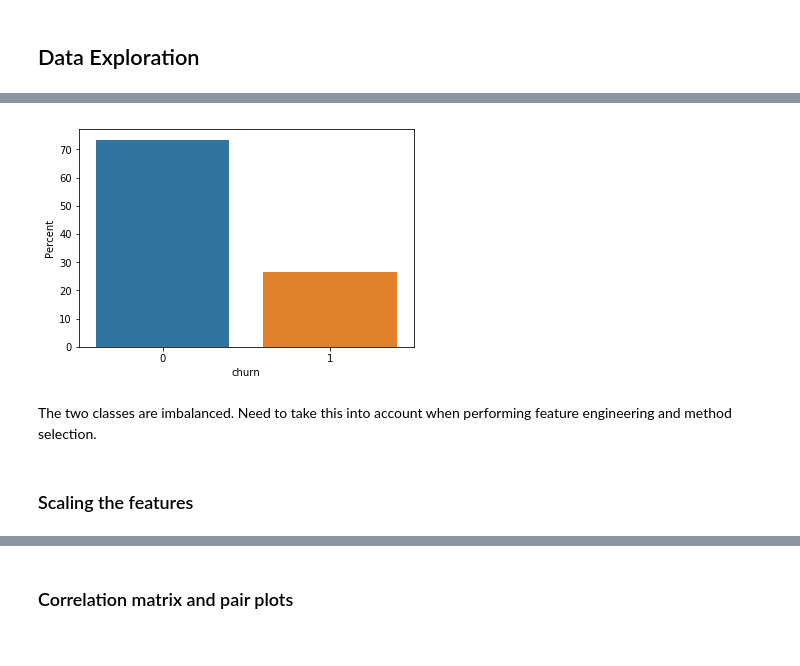
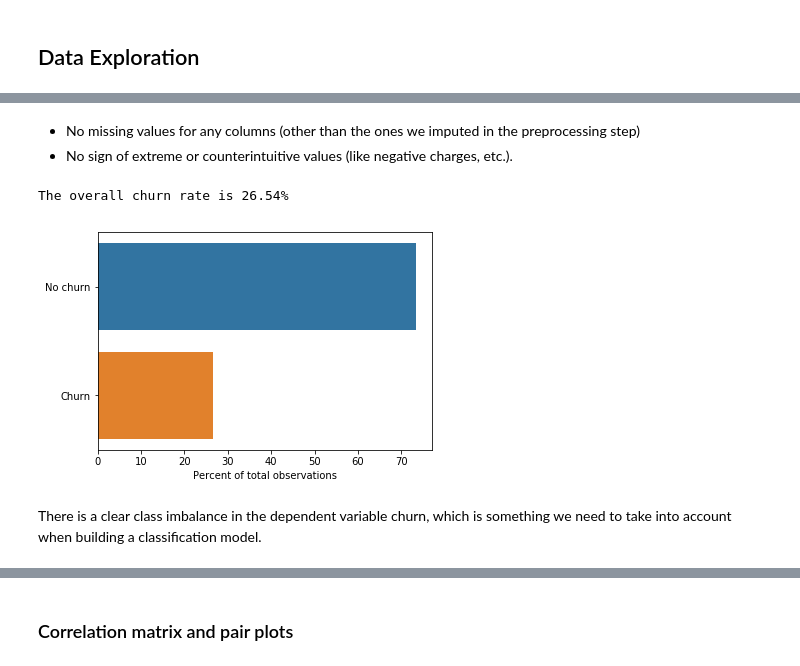
Before and after one commit to akshaysundar3/telco_prediction, a Jupyter notebook: eda_preproc.ipynb, the cells around one changed output, grey strips where cells are left out. Drawn from its saved outputs; the diff is of its cells as text; code cells hidden in the pictures.

```diff
--- a/eda_preproc.ipynb
+++ b/eda_preproc.ipynb
@@ -228,10 +278,18 @@ No missing values in the whole dataset.
+# %% [markdown]
+* No missing values for any columns (other than the ones we imputed in the preprocessing step)
+* No sign of extreme or counterintuitive values (like negative charges, etc.).
+# %%
+churn_rate = np.mean(df.churn)*100
+print("The overall churn rate is {:.2f}%".format(churn_rate))
+# %% [output]
+The overall churn rate is 26.54%
 # %%
-ax = sns.barplot(x="churn", y="churn", data=df, estimator=lambda x: len(x)/len(df) * 100)
-ax.set(ylabel="Percent")
+churn_plot = sns.barplot(x="churn", y="churn", data=df,
+                         estimator=(lambda x: len(x)/len(df)*100),
+                         orient="h")
+churn_plot.set(xlabel="Percent of total observations", ylabel="", yticklabels=["No churn", "Churn"])
 plt.show()
 # %% [output]
-[figure, old version]
+[figure, new version]
-# %% [markdown]
-The two classes are imbalanced. Need to take this into account when performing feature engineering and method selection.
-# %% [markdown]
-### Scaling the features
+# %% [markdown]
+There is a clear class imbalance in the dependent variable churn, which is something we need to take into account when building a classification model.
```
Also changed, not shown: parts of 60 cells of this notebook, 2 other files.
